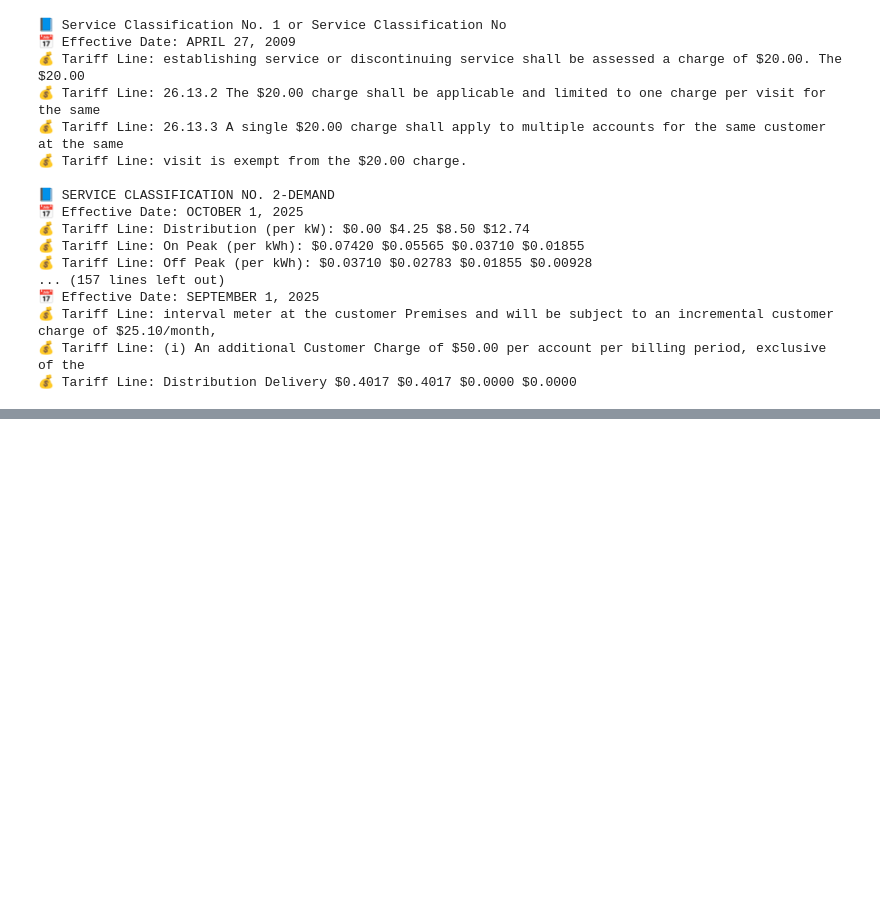
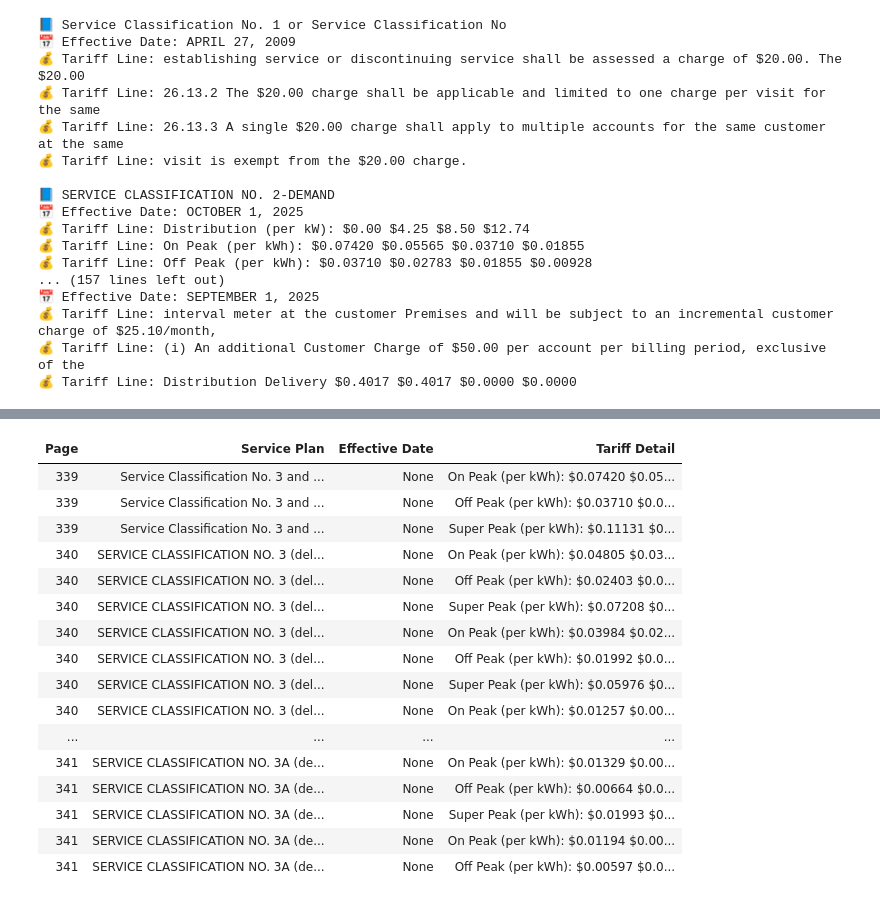
Before and after one commit to harshalsp0011/utility-billing-ai, a Jupyter notebook: src/agents/tariff_analysis/tariff_pdf_parser.ipynb, the cells around one changed output, grey strips where cells are left out. Cells and saved outputs as stored; diff of their text form; code cells hidden in the pictures; blank space fills up the shorter version.

```diff
--- a/src/agents/tariff_analysis/tariff_pdf_parser.ipynb
+++ b/src/agents/tariff_analysis/tariff_pdf_parser.ipynb
@@ -105,3 +105,80 @@ else:
 💰 Tariff Line: interval meter at the customer Premises and will be subject to an incremental customer charge of $25.10/month,
 💰 Tariff Line: (i) An additional Customer Charge of $50.00 per account per billing period, exclusive of the
 💰 Tariff Line: Distribution Delivery $0.4017 $0.4017 $0.0000 $0.0000
+# %%
+import pdfplumber
+import re
+import pandas as pd
+
+pdf_path = "National Grid Tariff-New York.pdf"
+
+# Regex patterns
+plan_pattern = re.compile(r"(Service\s+Class(?:ification)?\s+No\.?\s*\d+[A-Z\-]*.*)", re.IGNORECASE)
+effective_pattern = re.compile(r"(?:Effective|Issued)\s*[:\-]?\s*([A-Za-z]+\s*\d{1,2},?\s*\d{4})", re.IGNORECASE)
+
+customer_charge_pattern = re.compile(r"(Customer\s+Charge[s]?:.*\$\s?[\d,]+(?:\.\d+)?)", re.IGNORECASE)
+demand_charge_pattern = re.compile(r"((?:Demand|Distribution).*per\s*kW.*\$?\s?[\d,]+(?:\.\d+)?)", re.IGNORECASE)
+energy_charge_pattern = re.compile(r"((?:On\s*Peak|Off\s*Peak|Super\s*Peak).*?\$\s?[\d,\.]+)", re.IGNORECASE)
+
+# Storage
+cust_charge_rows, demand_charge_rows, energy_charge_rows = [], [], []
+
+with pdfplumber.open(pdf_path) as pdf:
+    for page_num, page in enumerate(pdf.pages, start=1):
+        text = page.extract_text()
+        if not text:
+            continue
+
+        plan_match = plan_pattern.search(text)
+        plan = plan_match.group(1).strip() if plan_match else None
+
+        dates = effective_pattern.findall(text)
+        effective_date = dates[-1].strip() if dates else None
+
+        for line in text.split("\n"):
+            if customer_charge_pattern.search(line):
+                cust_charge_rows.append({
+                    "Page": page_num,
+                    "Service Plan": plan,
+                    "Effective Date": effective_date,
+                    "Tariff Detail": line.strip()
+                })
+            elif demand_charge_pattern.search(line):
+                demand_charge_rows.append({
+                    "Page": page_num,
+                    "Service Plan": plan,
+                    "Effective Date": effective_date,
+                    "Tariff Detail": line.strip()
+                })
+            elif energy_charge_pattern.search(line):
+                energy_charge_rows.append({
+                    "Page": page_num,
+                    "Service Plan": plan,
+                    "Effective Date": effective_date,
+                    "Tariff Detail": line.strip()
+                })
+
+# Create DataFrames
+df_cust = pd.DataFrame(cust_charge_rows).drop_duplicates().reset_index(drop=True)
+df_demand = pd.DataFrame(demand_charge_rows).drop_duplicates().reset_index(drop=True)
+df_energy = pd.DataFrame(energy_charge_rows).drop_duplicates().reset_index(drop=True)
+
+# --- Display all tables directly in notebook ---
+from IPython.display import display, HTML
+
+print("🔹 CUSTOMER CHARGES TABLE")
+display(HTML(df_cust.head(20).to_html(index=False)))
+
+print("\n🔹 DEMAND CHARGES TABLE")
+display(HTML(df_demand.head(20).to_html(index=False)))
+
+print("\n🔹 ENERGY CHARGES TABLE")
+display(HTML(df_energy.head(20).to_html(index=False)))
+
+print(f"\n✅ Extraction complete! ({len(df_cust)} customer, {len(df_demand)} demand, {len(df_energy)} energy rows found.)")
+
+# Uncomment these lines when ready to save
+# df_cust.to_csv("cust_charges.csv", index=False)
+# df_demand.to_csv("demand_charges.csv", index=False)
+# df_energy.to_csv("energy_charges.csv", index=False)
+# %% [output]
@@ -107,0 +206,17 @@ else:
+| Page | Service Plan | Effective Date | Tariff Detail |
+| 339 | Service Classification No. 3 and ... | None | On Peak (per kWh): $0.07420 $0.05... |
+| 339 | Service Classification No. 3 and ... | None | Off Peak (per kWh): $0.03710 $0.0... |
+| 339 | Service Classification No. 3 and ... | None | Super Peak (per kWh): $0.11131 $0... |
+| 340 | SERVICE CLASSIFICATION NO. 3 (del... | None | On Peak (per kWh): $0.04805 $0.03... |
+| 340 | SERVICE CLASSIFICATION NO. 3 (del... | None | Off Peak (per kWh): $0.02403 $0.0... |
+| 340 | SERVICE CLASSIFICATION NO. 3 (del... | None | Super Peak (per kWh): $0.07208 $0... |
+| 340 | SERVICE CLASSIFICATION NO. 3 (del... | None | On Peak (per kWh): $0.03984 $0.02... |
+| 340 | SERVICE CLASSIFICATION NO. 3 (del... | None | Off Peak (per kWh): $0.01992 $0.0... |
+| 340 | SERVICE CLASSIFICATION NO. 3 (del... | None | Super Peak (per kWh): $0.05976 $0... |
+| 340 | SERVICE CLASSIFICATION NO. 3 (del... | None | On Peak (per kWh): $0.01257 $0.00... |
+| ... | ... | ... | ... |
+| 341 | SERVICE CLASSIFICATION NO. 3A (de... | None | On Peak (per kWh): $0.01329 $0.00... |
+| 341 | SERVICE CLASSIFICATION NO. 3A (de... | None | Off Peak (per kWh): $0.00664 $0.0... |
+| 341 | SERVICE CLASSIFICATION NO. 3A (de... | None | Super Peak (per kWh): $0.01993 $0... |
+| 341 | SERVICE CLASSIFICATION NO. 3A (de... | None | On Peak (per kWh): $0.01194 $0.00... |
+| 341 | SERVICE CLASSIFICATION NO. 3A (de... | None | Off Peak (per kWh): $0.00597 $0.0... |
```
Also changed, not shown: parts of 7 cells of this notebook, 1 other file.
